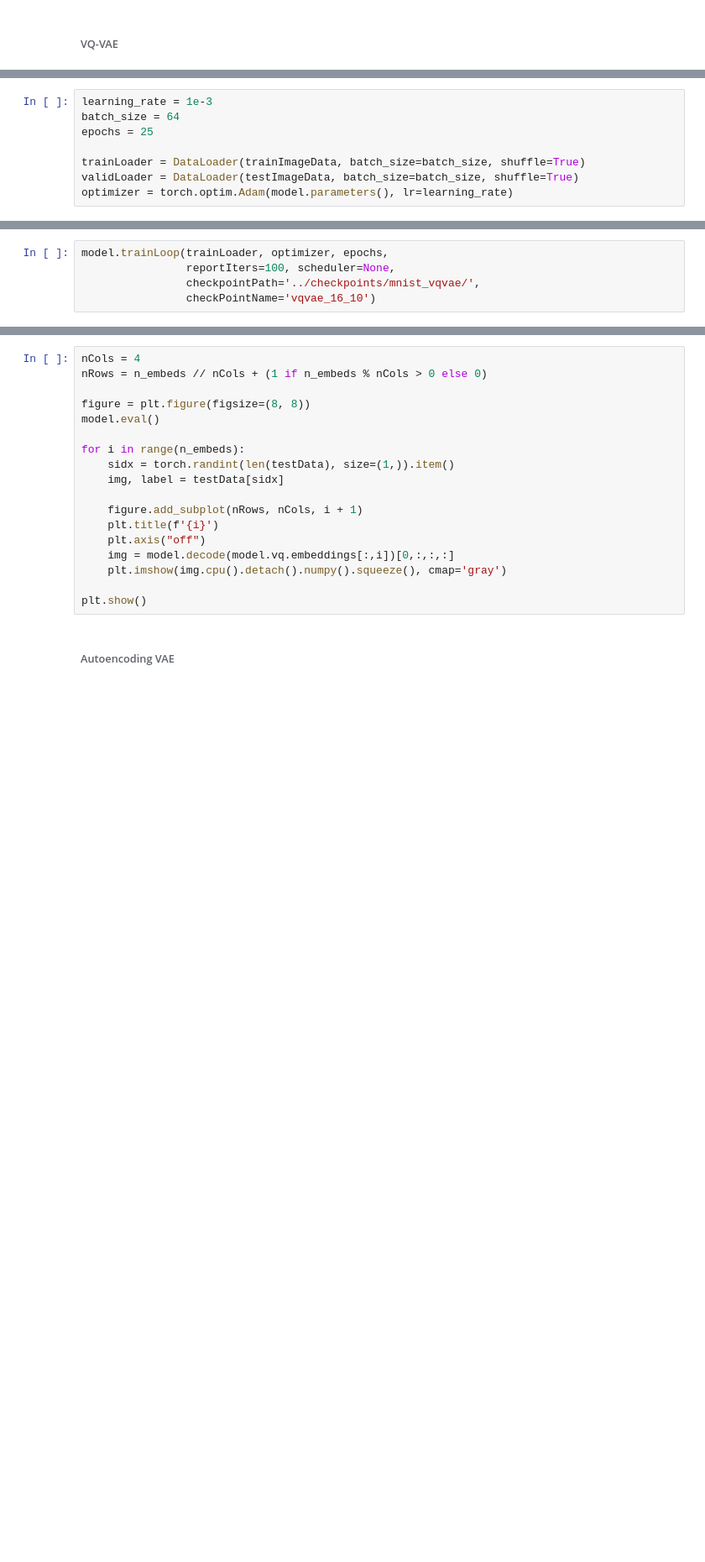
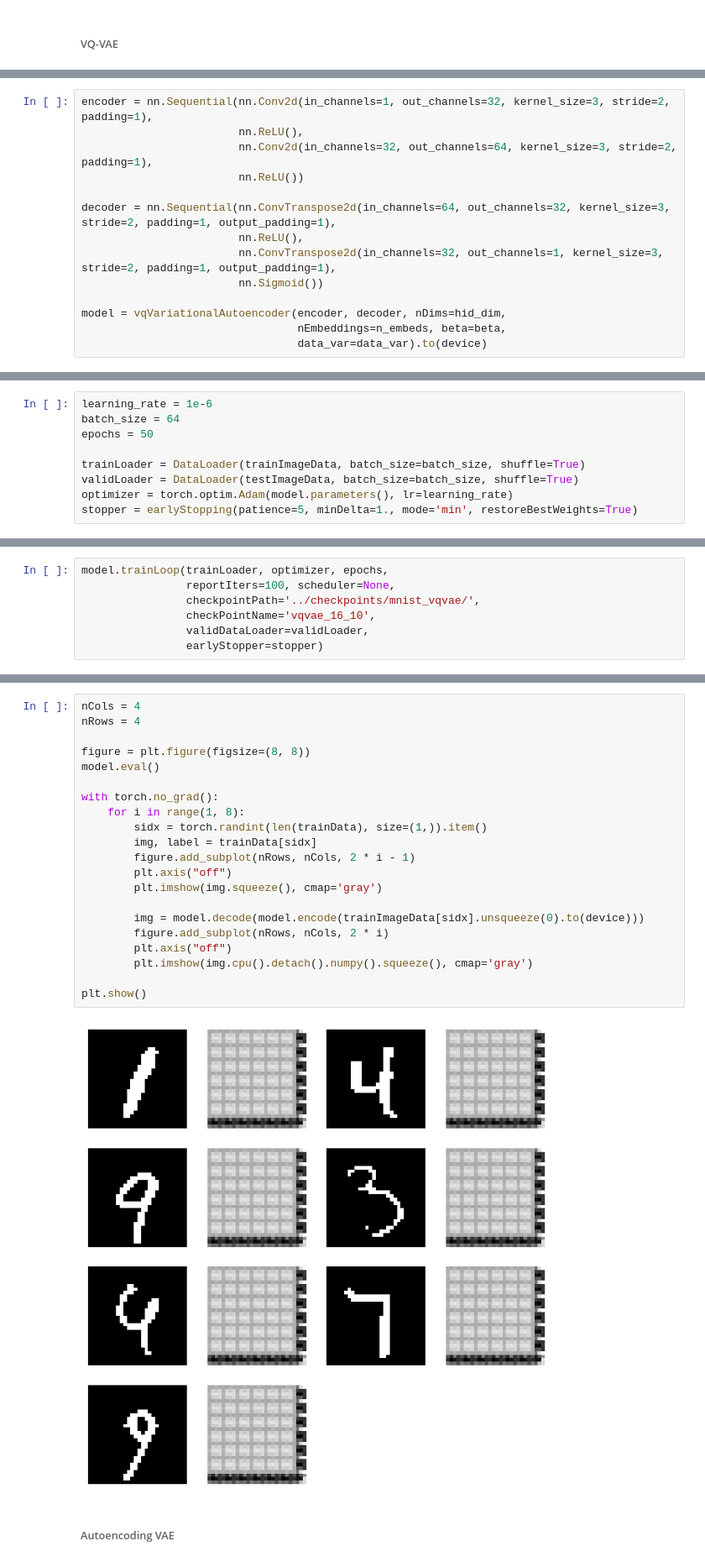
Before and after one commit to raghavsubbarao/svipy, a Jupyter notebook: notebooks/vae.ipynb, the cells around one changed output, grey strips where cells are left out. Shown at 84% size. Cells and saved outputs as stored; diff of their text form; blank space fills up the shorter version.

```diff
--- a/notebooks/vae.ipynb
+++ b/notebooks/vae.ipynb
@@ -391,0 +279,14 @@ model = vqVariationalAutoencoder(encoder, decoder, nDims=hid_dim,
+# %%
+encoder = nn.Sequential(nn.Conv2d(in_channels=1, out_channels=32, kernel_size=3, stride=2, padding=1),
+                        nn.ReLU(),
+                        nn.Conv2d(in_channels=32, out_channels=64, kernel_size=3, stride=2, padding=1),
+                        nn.ReLU())
+
+decoder = nn.Sequential(nn.ConvTranspose2d(in_channels=64, out_channels=32, kernel_size=3, stride=2, padding=1, output_padding=1),
+                        nn.ReLU(),
+                        nn.ConvTranspose2d(in_channels=32, out_channels=1, kernel_size=3, stride=2, padding=1, output_padding=1),
+                        nn.Sigmoid())
+
+model = vqVariationalAutoencoder(encoder, decoder, nDims=hid_dim,
+                                 nEmbeddings=n_embeds, beta=beta,
+                                 data_var=data_var).to(device)
@@ -392,8 +310,9 @@ model = vqVariationalAutoencoder(encoder, decoder, nDims=hid_dim,
 # %%
-learning_rate = 1e-3
+learning_rate = 1e-6
 batch_size = 64
-epochs = 25
+epochs = 50
 
 trainLoader = DataLoader(trainImageData, batch_size=batch_size, shuffle=True)
 validLoader = DataLoader(testImageData, batch_size=batch_size, shuffle=True)
 optimizer = torch.optim.Adam(model.parameters(), lr=learning_rate)
+stopper = earlyStopping(patience=5, minDelta=1., mode='min', restoreBestWeights=True)
@@ -401,7 +327,9 @@ optimizer = torch.optim.Adam(model.parameters(), lr=learning_rate)
 model.trainLoop(trainLoader, optimizer, epochs,
                 reportIters=100, scheduler=None,
                 checkpointPath='../checkpoints/mnist_vqvae/',
-                checkPointName='vqvae_16_10')
+                checkPointName='vqvae_16_10',
+                validDataLoader=validLoader,
+                earlyStopper=stopper)
 # %% [output]
 Epoch 1
 -------------------------------
@@ -423,21 +351,26 @@ totalLoss: 66.995056 reconLoss: 66.324783 codeLoss: 0.335139 commLoss: 0.335139
 # %%
 nCols = 4
-nRows = n_embeds // nCols + (1 if n_embeds % nCols > 0 else 0)
+nRows = 4
 
 figure = plt.figure(figsize=(8, 8))
 model.eval()
 
-for i in range(n_embeds):
-    sidx = torch.randint(len(testData), size=(1,)).item()
-    img, label = testData[sidx]
+with torch.no_grad():
+    for i in range(1, 8):
+        sidx = torch.randint(len(trainData), size=(1,)).item()
+        img, label = trainData[sidx]
+        figure.add_subplot(nRows, nCols, 2 * i - 1)
+        plt.axis("off")
+        plt.imshow(img.squeeze(), cmap='gray')
 
-    figure.add_subplot(nRows, nCols, i + 1)
-    plt.title(f'{i}')
-    plt.axis("off")
-    img = model.decode(model.vq.embeddings[:,i])[0,:,:,:]
-    plt.imshow(img.cpu().detach().numpy().squeeze(), cmap='gray')
+        img = model.decode(model.encode(trainImageData[sidx].unsqueeze(0).to(device)))
+        figure.add_subplot(nRows, nCols, 2 * i)
+        plt.axis("off")
+        plt.imshow(img.cpu().detach().numpy().squeeze(), cmap='gray')
 
 plt.show()
+# %% [output]
+[figure, added]
 # %% [markdown]
 ###### Autoencoding VAE
 # %%
```
Also changed, not shown: parts of 21 cells of this notebook, 1 other file.
